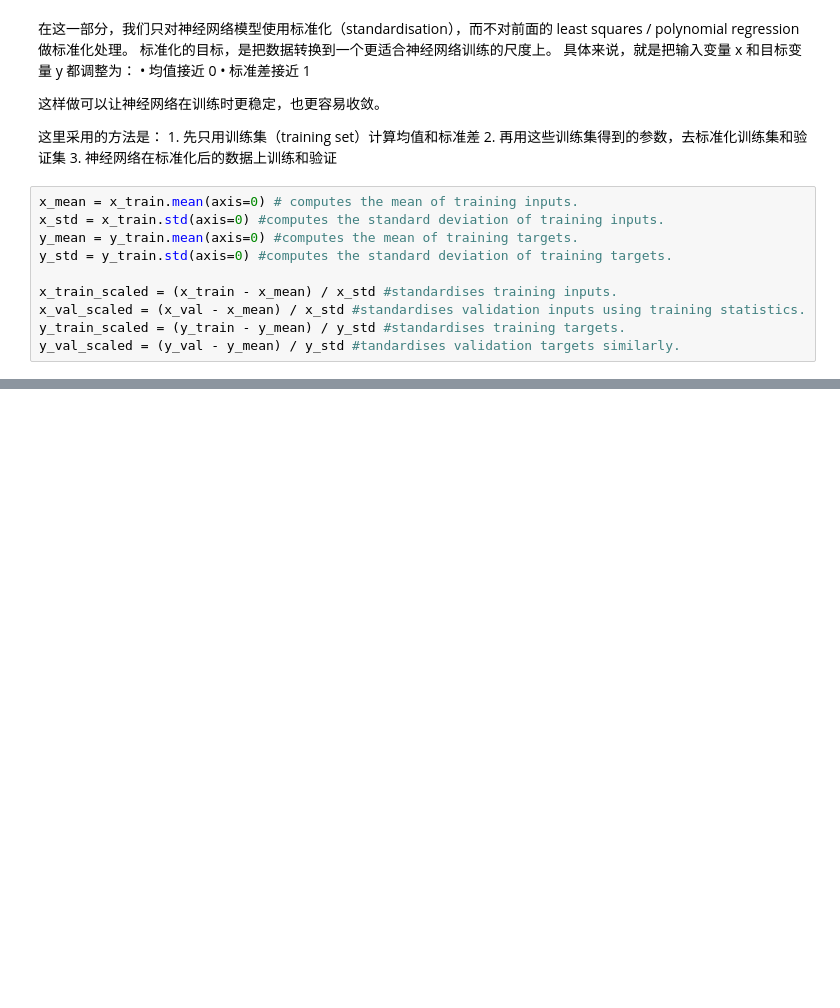
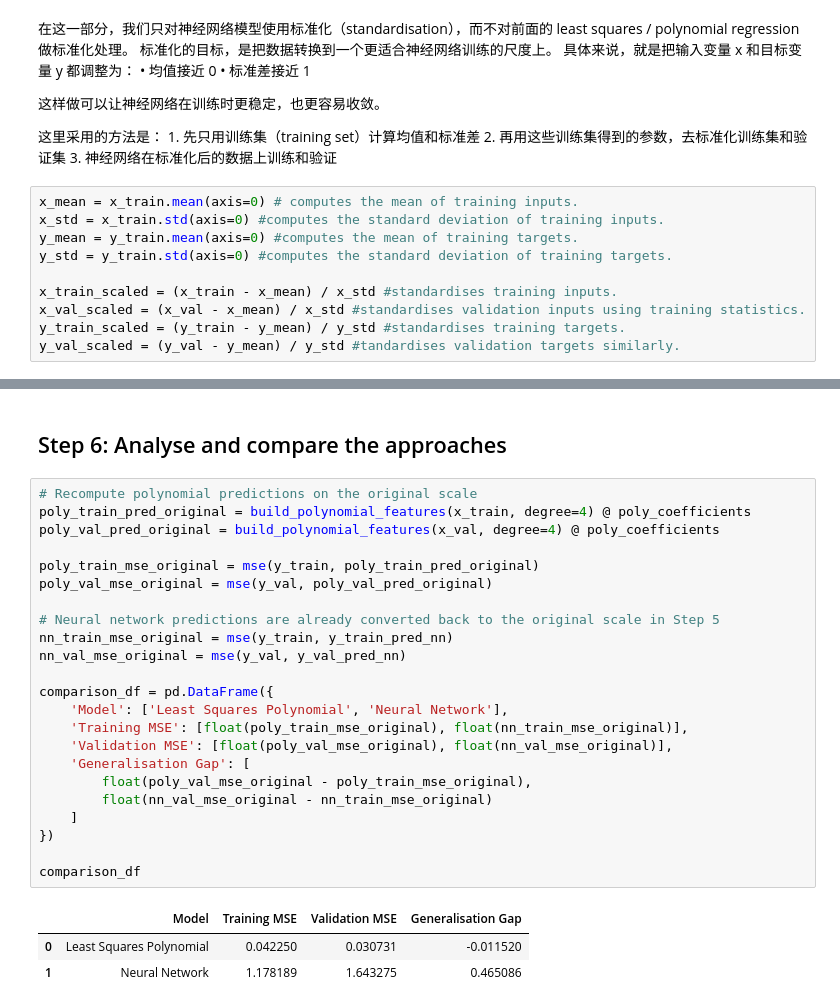
Before and after one commit to zvrv6256-uol/2603-individual-project, a Jupyter notebook: draft code.ipynb, the cells around one changed output, grey strips where cells are left out. Saved outputs shown, nothing was run; the diff lists cells and outputs as text; blank space fills up the shorter version.

```diff
--- a/draft code.ipynb
+++ b/draft code.ipynb
@@ -115,0 +357,29 @@ y_val_scaled = (y_val - y_mean) / y_std #tandardises validation targets similarl
+# %% [markdown]
+## Step 6: Analyse and compare the approaches
+# %%
+# Recompute polynomial predictions on the original scale
+poly_train_pred_original = build_polynomial_features(x_train, degree=4) @ poly_coefficients
+poly_val_pred_original = build_polynomial_features(x_val, degree=4) @ poly_coefficients
+
+poly_train_mse_original = mse(y_train, poly_train_pred_original)
+poly_val_mse_original = mse(y_val, poly_val_pred_original)
+
+# Neural network predictions are already converted back to the original scale in Step 5
+nn_train_mse_original = mse(y_train, y_train_pred_nn)
+nn_val_mse_original = mse(y_val, y_val_pred_nn)
+
+comparison_df = pd.DataFrame({
+    'Model': ['Least Squares Polynomial', 'Neural Network'],
+    'Training MSE': [float(poly_train_mse_original), float(nn_train_mse_original)],
+    'Validation MSE': [float(poly_val_mse_original), float(nn_val_mse_original)],
+    'Generalisation Gap': [
+        float(poly_val_mse_original - poly_train_mse_original),
+        float(nn_val_mse_original - nn_train_mse_original)
+    ]
+})
+
+comparison_df
+# %% [output]
+|  | Model | Training MSE | Validation MSE | Generalisation Gap |
+| 0 | Least Squares Polynomial | 0.042250 | 0.030731 | -0.011520 |
+| 1 | Neural Network | 1.178189 | 1.643275 | 0.465086 |
```
Also changed, not shown: parts of 12 cells of this notebook.
